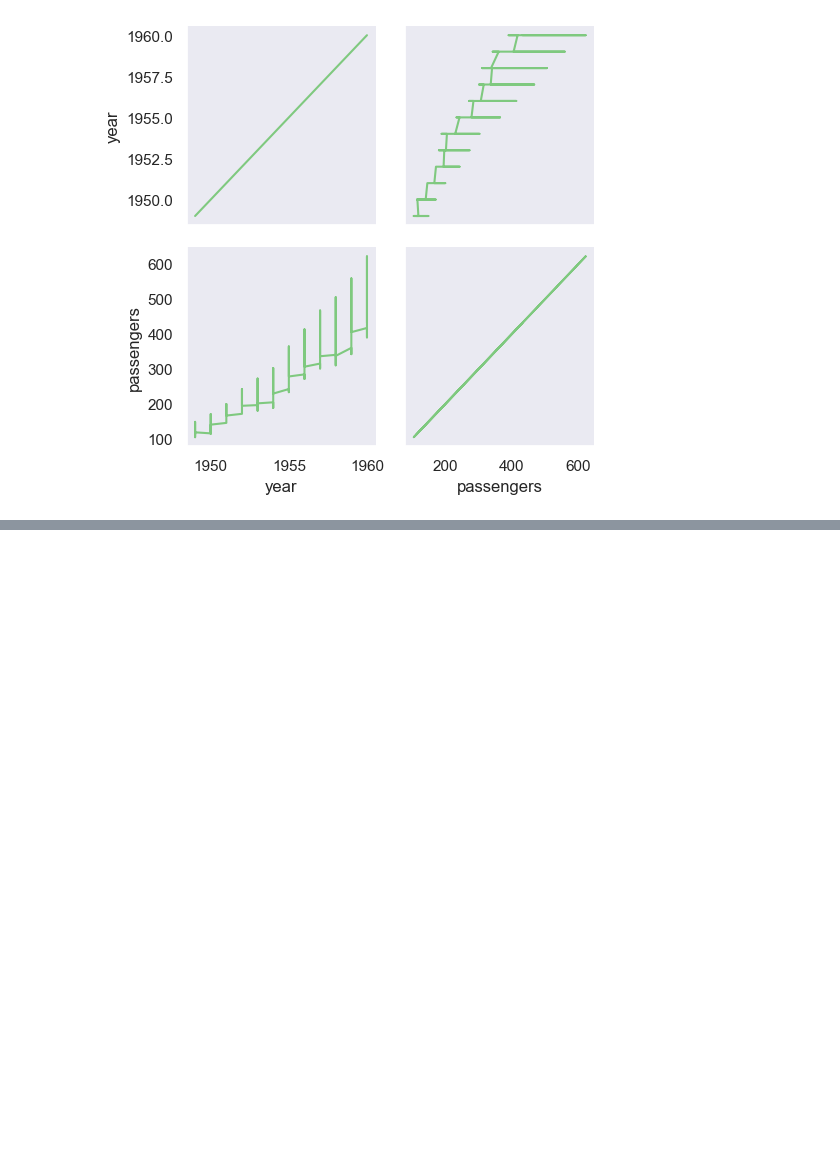
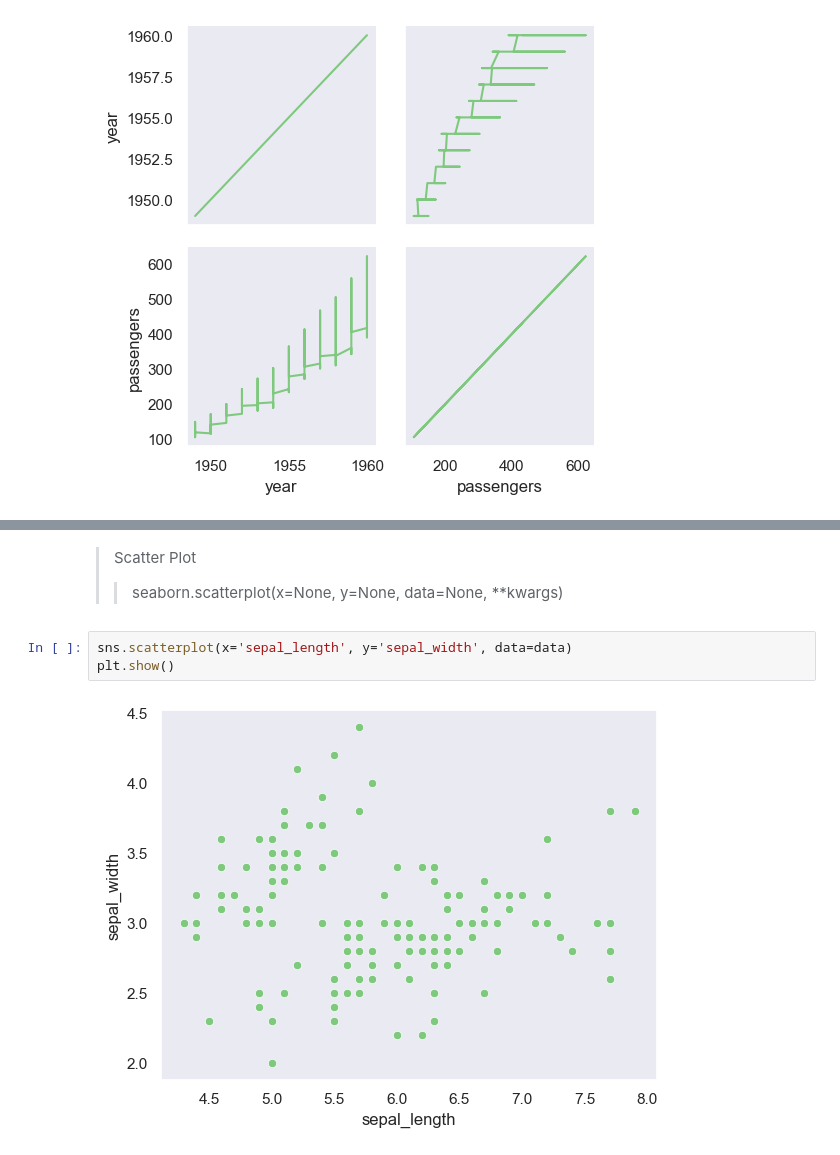
Before and after one commit to nikitenko1/dive-into-seaborn, a Jupyter notebook: 0.ipynb, the cells around one changed output, grey strips where cells are left out. Cells and saved outputs as stored; diff of their text form; blank space fills up the shorter version.

```diff
--- a/0.ipynb
+++ b/0.ipynb
@@ -329,0 +351,8 @@ plt.show()
+# %% [markdown]
+> Scatter Plot
+>> seaborn.scatterplot(x=None, y=None, data=None, **kwargs)
+# %%
+sns.scatterplot(x='sepal_length', y='sepal_width', data=data)
+plt.show()
+# %% [output]
+[figure, added]
```
Also changed, not shown: parts of 30 cells of this notebook, 1 other file.
